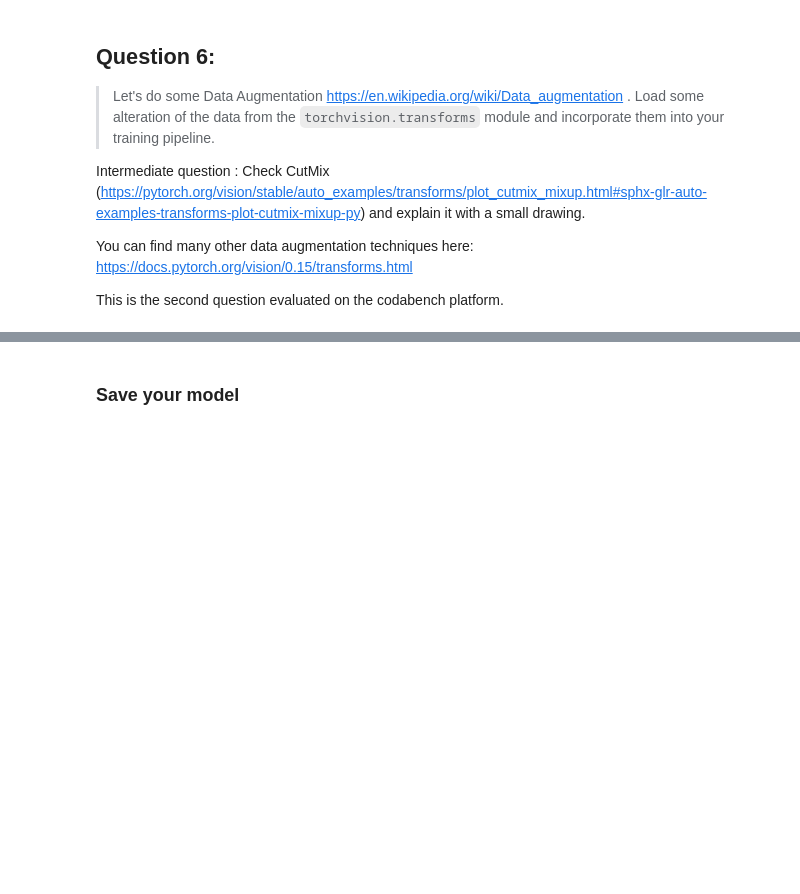
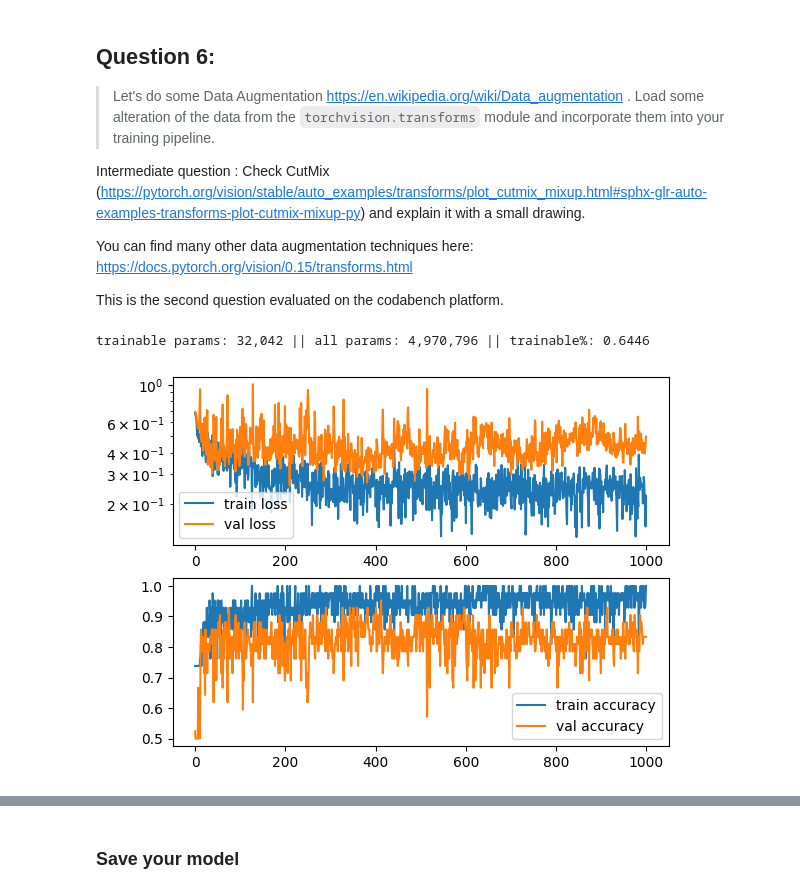
Before and after one commit to fotisk07/DLP, a Jupyter notebook: Week4/TP4.ipynb, the cells around one changed output, grey strips where cells are left out. Cells and saved outputs as stored; diff of their text form; code cells hidden in the pictures; blank space fills up the shorter version.

```diff
--- a/Week4/TP4.ipynb
+++ b/Week4/TP4.ipynb
@@ -469,3 +520,28 @@ Intermediate question : Check CutMix  (https://pytorch.org/vision/stable/auto_ex
 You can find many other data augmentation techniques here: https://docs.pytorch.org/vision/0.15/transforms.html
 
 This is the second question evaluated on the codabench platform.
+# %%
+lora_model = copy.deepcopy(model)
+setattr(lora_model, classifier_name, LastLayer())
+lora_model = lora_model.to(device)
+
+
+r = 2
+alpha = 4
+
+batch_size = 4
+lr = 1e-3
+weight_decay = 1e-3
+
+lora_model = lora(lora_model, r, alpha)
+
+train_loss = []
+val_loss = []
+
+train_acc = []
+val_acc = []
+
+criterion = nn.CrossEntropyLoss()
+optimizer = torch.optim.AdamW(lora_model.parameters(), lr=lr, weight_decay=weight_decay)
+# %% [output]
+trainable params: 32,042 || all params: 4,970,796 || trainable%: 0.6446
@@ -471,0 +578,19 @@ This is the second question evaluated on the codabench platform.
+# %%
+epochs = 1000
+
+best_model, train_loss, val_loss, train_acc, val_acc = train(epochs, lora_model, optimizer, criterion, train_dataloader, val_dataloader,
+                                                     train_loss, train_acc, val_loss, val_acc)
+
+plt.subplot(2, 1, 1)
+plt.plot(train_loss, label='train loss')
+plt.plot(val_loss, label='val loss')
+plt.yscale('log')
+plt.legend()
+
+plt.subplot(2, 1, 2)
+plt.plot(train_acc, label='train accuracy')
+plt.plot(val_acc, label='val accuracy')
+plt.legend()
+plt.show()
+# %% [output]
+[figure, added]
```
Also changed, not shown: parts of 20 cells of this notebook, 2 other files.
